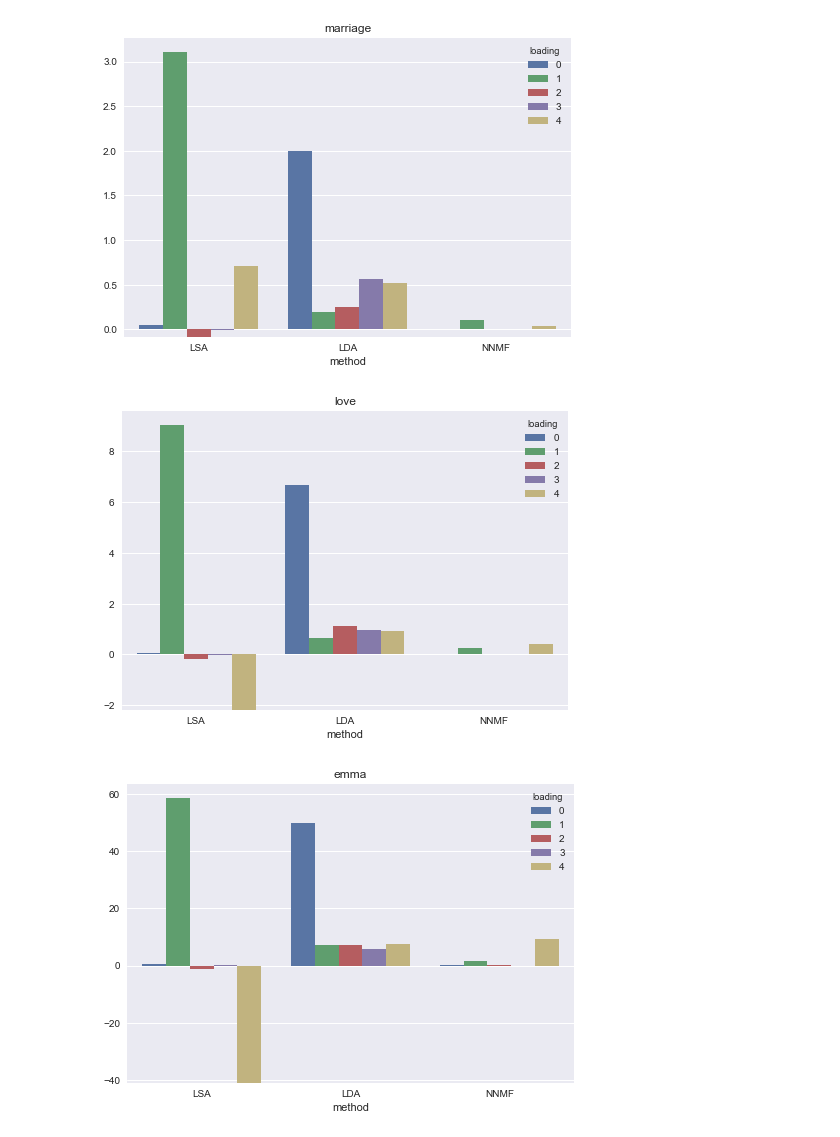
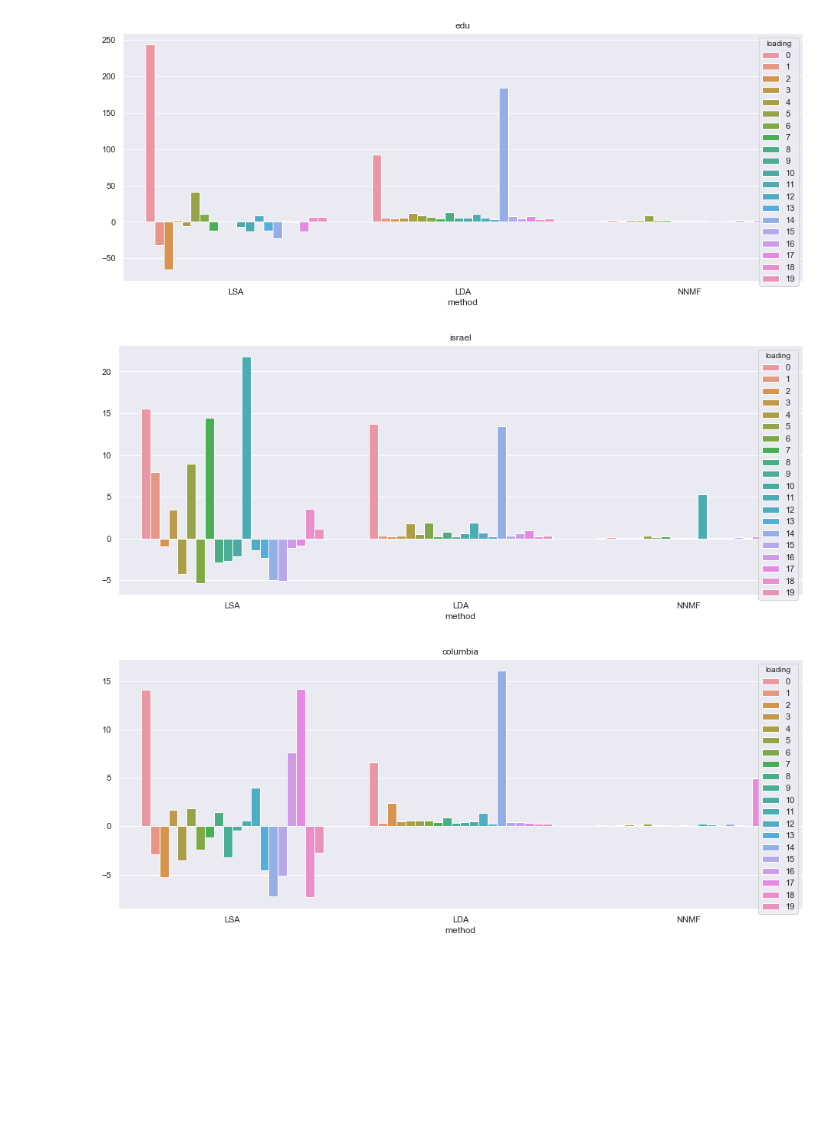
Before and after one commit to RobKnop/ThinkfulDataScienceBootcamp, a Jupyter notebook: Main/6.4.5_AdvancedTopicExtraction.ipynb, the cells around one changed output. Saved outputs shown, nothing was run; the diff lists cells and outputs as text; code cells hidden in the pictures; blank space fills up the shorter version.

```diff
--- a/Main/6.4.5_AdvancedTopicExtraction.ipynb
+++ b/Main/6.4.5_AdvancedTopicExtraction.ipynb
@@ -88,9 +73,9 @@ from sklearn.preprocessing import Normalizer
 
 svd= TruncatedSVD(ntopics)
 lsa = make_pipeline(svd, Normalizer(copy=False))
-emma_paras_lsa = lsa.fit_transform(emma_paras_tfidf)
+news_lsa = lsa.fit_transform(news_tfidf)
 
-components_lsa = word_topic(emma_paras_tfidf, emma_paras_lsa, terms)
+components_lsa = word_topic(news_tfidf, news_lsa, terms)
 
 topwords=pd.DataFrame()
 topwords['LSA']=top_words(components_lsa, n_top_words)
@@ -98,7 +83,7 @@ topwords['LSA']=top_words(components_lsa, n_top_words)
 # LDA
 from sklearn.decomposition import LatentDirichletAllocation as LDA
 
-lda = LDA(n_topics=ntopics,
+lda = LDA(n_components=ntopics,
           doc_topic_prior=None, # Prior = 1/n_documents
           topic_word_prior=1/ntopics,
           learning_decay=0.7, # Convergence rate.
@@ -112,9 +97,9 @@ lda = LDA(n_topics=ntopics,
           random_state=0
          )
 
-emma_paras_lda = lda.fit_transform(emma_paras_tfidf)
+news_lda = lda.fit_transform(news_tfidf)
 
-components_lda = word_topic(emma_paras_tfidf, emma_paras_lda, terms)
+components_lda = word_topic(news_tfidf, news_lda, terms)
 
 topwords['LDA']=top_words(components_lda, n_top_words)
 # %%
@@ -132,9 +117,9 @@ nmf = NMF(alpha=0.0,
           tol=0.0001, # model will stop if tfidf-WH <= tol
           verbose=0 # amount of output to give while iterating
          )
-emma_paras_nmf = nmf.fit_transform(emma_paras_tfidf)
+news_nmf = nmf.fit_transform(news_tfidf)
 
-components_nmf = word_topic(emma_paras_tfidf, emma_paras_nmf, terms)
+components_nmf = word_topic(news_tfidf, news_nmf, terms)
 
 topwords['NNMF']=top_words(components_nmf, n_top_words)
 # %% [markdown]
@@ -174,29 +162,31 @@ Now let's examine sparsity by looking at the distributions of loadings for the w
 # %%
 # The words to look at.
-targetwords=['marriage','love','emma','oh']
+targetwords=['edu','israel','columbia','christian']
 
 # Storing the loadings.
 wordloadings=pd.DataFrame(columns=targetwords)
 
 # For each word, extracting and string the loadings for each method.
 for word in targetwords:
     loadings=components_lsa.loc[word].append(
         components_lda.loc[word]).append(
             components_nmf.loc[word])
     wordloadings[word]=loadings
 
 # Labeling the data by method and providing an ordering variable for graphing purposes.
-wordloadings['method']=np.repeat(['LSA','LDA','NNMF'], 5, axis=0)
-wordloadings['loading']=[0,1,2,3,4]*3
+wordloadings['method']=np.repeat(['LSA','LDA','NNMF'], 20, axis=0)
+wordloadings['loading']=[0,1,2,3,4,5,6,7,8,9,10,11,12,13,14,15,16,17,18,19]*3
 
 sns.set(style="darkgrid")
 
 for word in targetwords:
+    plt.figure(figsize=(16, 6))
     sns.barplot(x="method", y=word, hue="loading", data=wordloadings)
+
     plt.title(word)
     plt.ylabel("")
     plt.show()
 # %% [output]
-[figure, old version]
+[figure, new version]
-[figure, old version]
+[figure, new version]
-[figure, old version]
+[figure, new version]
```
Also changed, not shown: parts of 11 cells of this notebook.
